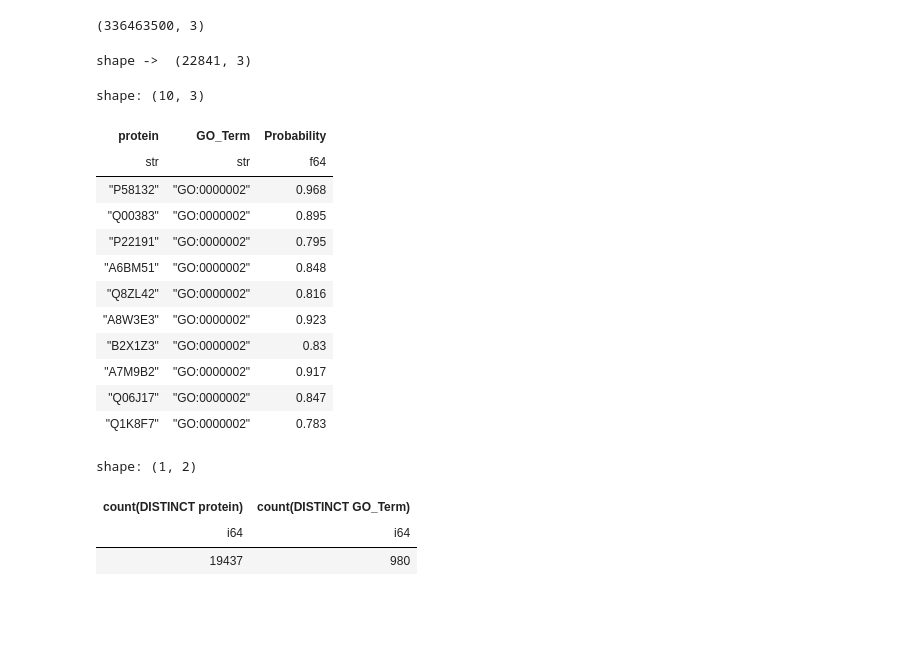
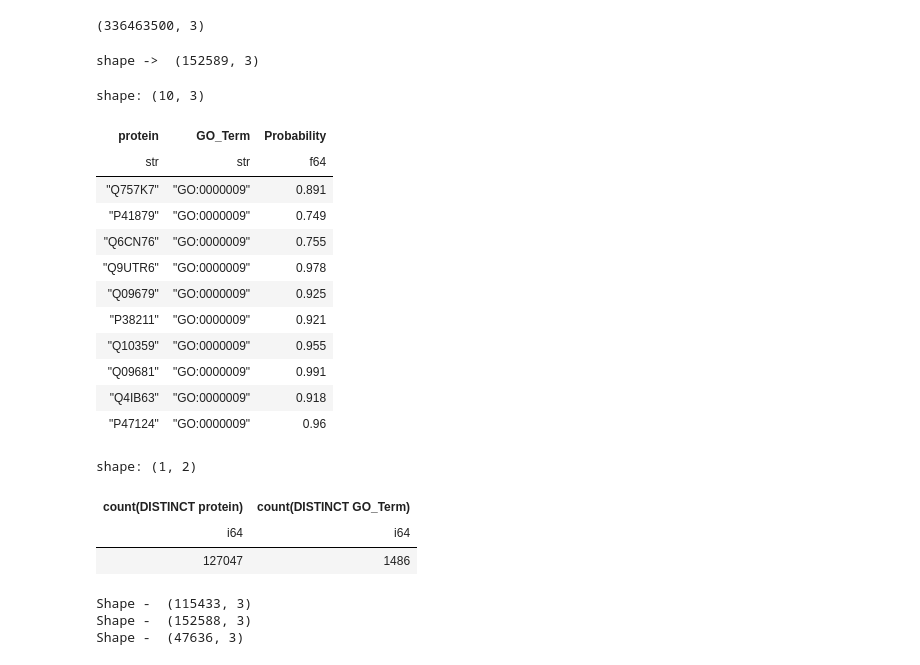
Before and after one commit to sumaniitm/cafa-6-protein-function-prediction-kaggle, a Jupyter notebook: cafa6-baseline-and-feature-engineering.ipynb, the cells around one changed output. Cells and saved outputs as stored; diff of their text form; code cells hidden in the pictures; blank space fills up the shorter version.

```diff
--- a/cafa6-baseline-and-feature-engineering.ipynb
+++ b/cafa6-baseline-and-feature-engineering.ipynb
@@ -481,7 +445,10 @@ shape: (1, 2)
 # %%
-bias_arr_prep_dict = {}
-
-for i in range(len(label_cols_bp)):
-    #print(i)
-    bias_arr_prep_dict[label_cols_bp[i]] = x_train.group_by([label_cols_bp[i]]).agg(pl.col("protein_accession_id").count())\
-    .filter(pl.col(label_cols_bp[i])==1.0).item(0,1)
+def get_bias_info(label_cols, p_bias_arr_prep_dict, p_bias_list):
+    for i in range(len(label_cols)):
+        bias_arr_prep_dict[label_cols[i]] = x_train.group_by([label_cols[i]]).agg(pl.col("protein_accession_id").count())\
+        .filter(pl.col(label_cols[i])==1.0).item(0,1)
+    for k,v in bias_arr_prep_dict.items():
+        #print("{0} has {1} occurences".format(k,v))
+        bias_value = round(np.log(v/1500),5)
+        bias_list.append(bias_value)
+    return p_bias_arr_prep_dict, p_bias_list
@@ -643,8 +606,8 @@ df_test_features.columns
 submission_embeds = pl.Series(df_test_features.select(pl.col('embedding_arrays'))).to_list()
 # %%
 pos_dict = {}
-for i in range(len(label_cols_bp)):
-    pos_dict[i] = label_cols_bp[i]
+for i in range(len(label_cols_mf)):
+    pos_dict[i] = label_cols_mf[i]
 
 print(pos_dict[0])
 # %% [output]
@@ -743,3 +688,3 @@ all_predictions[0]
 # %%
-semi_final_df_bp = pl.DataFrame(all_predictions)
+semi_final_df_mf = pl.DataFrame(all_predictions)
 # %%
@@ -759,5 +704,5 @@ shape: (4, 1_501)
 # %%
-df_long = semi_final_df_bp.melt(
+df_long = semi_final_df_mf.melt(
     id_vars=["protein"],
     variable_name="GO_Term",
     value_name="Probability"
@@ -776,29 +721,29 @@ df_long.shape
 (336463500, 3)
 # %%
 threshold = 0.70000
-submission_df_bp = df_long.filter(pl.col("Probability") > threshold)
-print("shape -> ",submission_df_bp.shape)
-submission_df_bp.head(10)
+submission_df_mf = df_long.filter(pl.col("Probability") > threshold)
+print("shape -> ",submission_df_mf.shape)
+submission_df_mf.head(10)
 # %% [output]
-shape ->  (22841, 3)
+shape ->  (152589, 3)
 shape: (10, 3)
 | protein | GO_Term | Probability |
 | str | str | f64 |
-| "P58132" | "GO:0000002" | 0.968 |
-| "Q00383" | "GO:0000002" | 0.895 |
-| "P22191" | "GO:0000002" | 0.795 |
-| "A6BM51" | "GO:0000002" | 0.848 |
-| "Q8ZL42" | "GO:0000002" | 0.816 |
-| "A8W3E3" | "GO:0000002" | 0.923 |
-| "B2X1Z3" | "GO:0000002" | 0.83 |
-| "A7M9B2" | "GO:0000002" | 0.917 |
-| "Q06J17" | "GO:0000002" | 0.847 |
-| "Q1K8F7" | "GO:0000002" | 0.783 |
+| "Q757K7" | "GO:0000009" | 0.891 |
+| "P41879" | "GO:0000009" | 0.749 |
+| "Q6CN76" | "GO:0000009" | 0.755 |
+| "Q9UTR6" | "GO:0000009" | 0.978 |
+| "Q09679" | "GO:0000009" | 0.925 |
+| "P38211" | "GO:0000009" | 0.921 |
+| "Q10359" | "GO:0000009" | 0.955 |
+| "Q09681" | "GO:0000009" | 0.991 |
+| "Q4IB63" | "GO:0000009" | 0.918 |
+| "P47124" | "GO:0000009" | 0.96 |
 # %%
-dd.sql("select count(distinct(protein)), count(distinct(GO_Term)) from submission_df_bp").pl()
+dd.sql("select count(distinct(protein)), count(distinct(GO_Term)) from submission_df_mf").pl()
 # %% [output]
 shape: (1, 2)
 | count(DISTINCT protein) | count(DISTINCT GO_Term) |
 | i64 | i64 |
-| 19437 | 980 |
+| 127047 | 1486 |
 # %%
@@ -806,3 +751,19 @@ submission_df_bp.write_csv("submission_df_bp.tsv", separator="\t", include_heade
+# %%
+submission_df_cc = pl.read_csv('/kaggle/input/suman-cafa6-submission-df-all/submission_df_cc.tsv', separator="\t")
+submission_df_cc.columns = ['protein','GO_Term','Probability']
+print("Shape - ", submission_df_cc.shape)
+
+submission_df_mf = pl.read_csv('/kaggle/input/suman-cafa6-submission-df-all/submission_df_mf.tsv', separator="\t")
+submission_df_mf.columns = ['protein','GO_Term','Probability']
+print("Shape - ", submission_df_mf.shape)
+
+submission_df_bp = pl.read_csv('/kaggle/input/suman-cafa6-submission-df-all/submission_df_bp.tsv', separator="\t")
+submission_df_bp.columns = ['protein','GO_Term','Probability']
+print("Shape - ", submission_df_bp.shape)
+# %% [output]
+Shape -  (115433, 3)
+Shape -  (152588, 3)
+Shape -  (47636, 3)
 # %%
 submission_df = pl.concat([submission_df_mf, submission_df_cc, submission_df_bp])
 submission_df.shape
```
Also changed, not shown: parts of 37 cells of this notebook.
